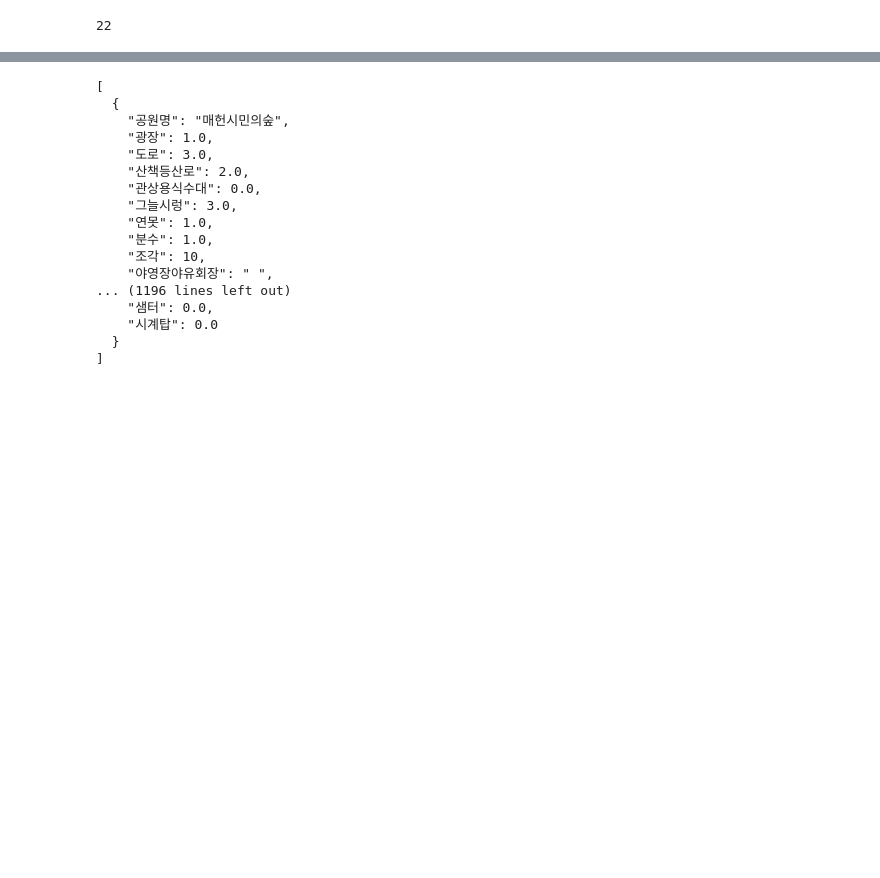
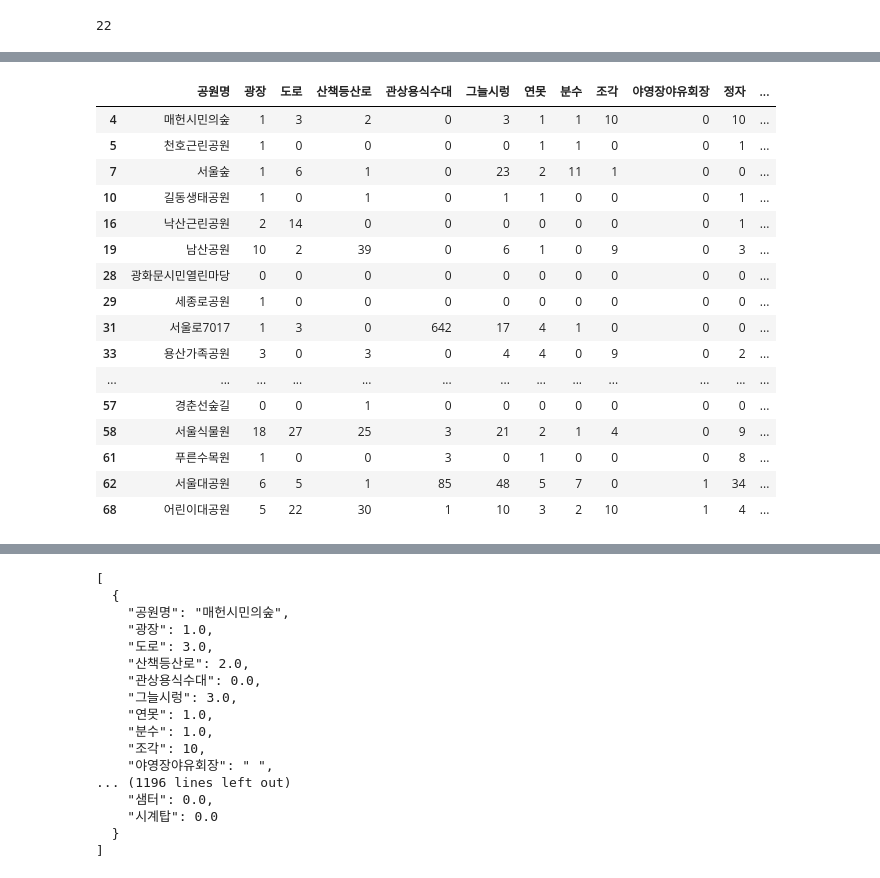
Before and after one commit to gnuyhaa/SeSAC_final, a Jupyter notebook: analysis/park.ipynb, the cells around one changed output, grey strips where cells are left out. Saved outputs shown, nothing was run; the diff lists cells and outputs as text; code cells hidden in the pictures; blank space fills up the shorter version.

```diff
--- a/analysis/park.ipynb
+++ b/analysis/park.ipynb
@@ -520,0 +513,31 @@ filtered_facilities.columns = (
+# %%
+# 공원명 열은 그대로 두고, 나머지 열만 처리
+num_cols = filtered_facilities.columns.drop("공원명")
+
+filtered_facilities[num_cols] = (
+    filtered_facilities[num_cols]
+    .replace(["-", ""], 0)                      # "-"와 "" → 0
+    .apply(pd.to_numeric, errors="coerce")      # 숫자로 변환
+    .fillna(0)                                  # NaN → 0
+    .astype(int)                                # int 형변환
+)
+# %%
+filtered_facilities
+# %% [output]
+|  | 공원명 | 광장 | 도로 | 산책등산로 | 관상용식수대 | 그늘시렁 | 연못 | 분수 | 조각 | 야영장야유회장 | 정자 | ... |
+| 4 | 매헌시민의숲 | 1 | 3 | 2 | 0 | 3 | 1 | 1 | 10 | 0 | 10 | ... |
+| 5 | 천호근린공원 | 1 | 0 | 0 | 0 | 0 | 1 | 1 | 0 | 0 | 1 | ... |
+| 7 | 서울숲 | 1 | 6 | 1 | 0 | 23 | 2 | 11 | 1 | 0 | 0 | ... |
+| 10 | 길동생태공원 | 1 | 0 | 1 | 0 | 1 | 1 | 0 | 0 | 0 | 1 | ... |
+| 16 | 낙산근린공원 | 2 | 14 | 0 | 0 | 0 | 0 | 0 | 0 | 0 | 1 | ... |
+| 19 | 남산공원 | 10 | 2 | 39 | 0 | 6 | 1 | 0 | 9 | 0 | 3 | ... |
+| 28 | 광화문시민열린마당 | 0 | 0 | 0 | 0 | 0 | 0 | 0 | 0 | 0 | 0 | ... |
+| 29 | 세종로공원 | 1 | 0 | 0 | 0 | 0 | 0 | 0 | 0 | 0 | 0 | ... |
+| 31 | 서울로7017 | 1 | 3 | 0 | 642 | 17 | 4 | 1 | 0 | 0 | 0 | ... |
+| 33 | 용산가족공원 | 3 | 0 | 3 | 0 | 4 | 4 | 0 | 9 | 0 | 2 | ... |
+| ... | ... | ... | ... | ... | ... | ... | ... | ... | ... | ... | ... | ... |
+| 57 | 경춘선숲길 | 0 | 0 | 1 | 0 | 0 | 0 | 0 | 0 | 0 | 0 | ... |
+| 58 | 서울식물원 | 18 | 27 | 25 | 3 | 21 | 2 | 1 | 4 | 0 | 9 | ... |
+| 61 | 푸른수목원 | 1 | 0 | 0 | 3 | 0 | 1 | 0 | 0 | 0 | 8 | ... |
+| 62 | 서울대공원 | 6 | 5 | 1 | 85 | 48 | 5 | 7 | 0 | 1 | 34 | ... |
+| 68 | 어린이대공원 | 5 | 22 | 30 | 1 | 10 | 3 | 2 | 10 | 1 | 4 | ... |
```
Also changed, not shown: parts of 8 cells of this notebook.
